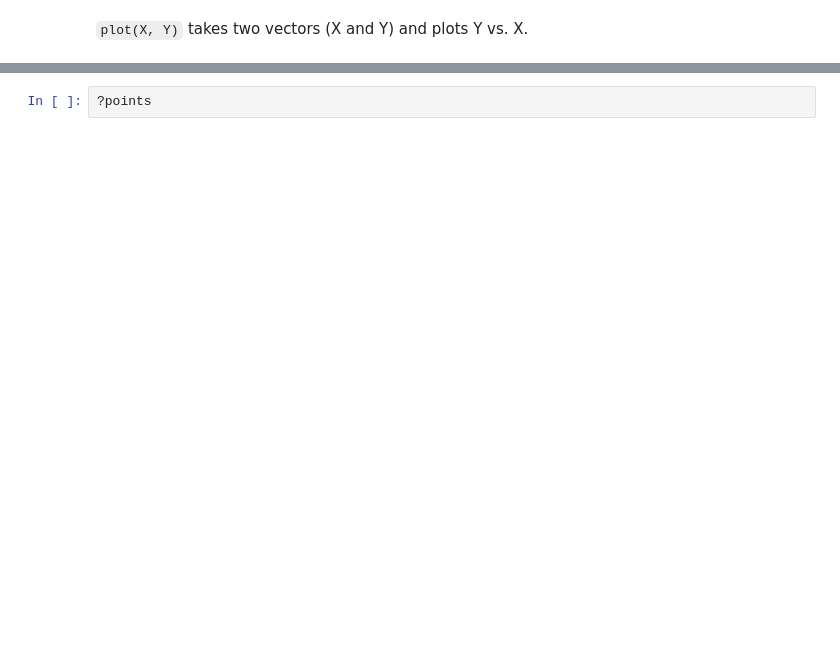
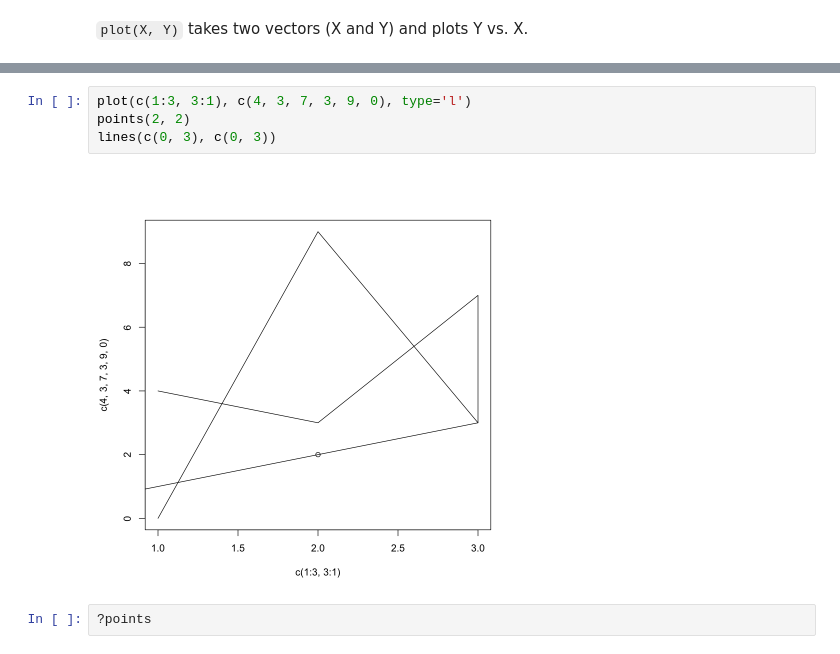
Before and after one commit to jrising/ccecon2025, a Jupyter notebook: Week 1 - Introducing R.ipynb, the cells around one changed output, grey strips where cells are left out. Drawn from its saved outputs; the diff is of its cells as text; blank space fills up the shorter version.

```diff
--- a/Week 1 - Introducing R.ipynb
+++ b/Week 1 - Introducing R.ipynb
@@ -102,3 +208,9 @@ plot(xx, type='l')
+# %%
+plot(c(1:3, 3:1), c(4, 3, 7, 3, 9, 0), type='l')
+points(2, 2)
+lines(c(0, 3), c(0, 3))
+# %% [output]
+[figure, added]
 # %%
 ?points
 # %%
```
Also changed, not shown: parts of 72 cells of this notebook, 3 other files.
